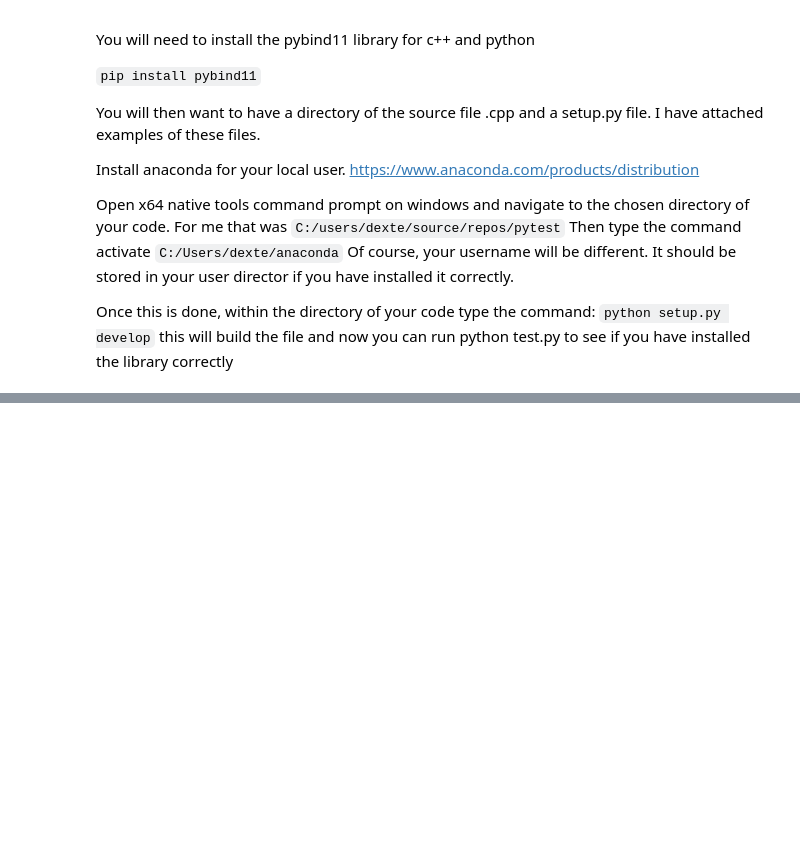
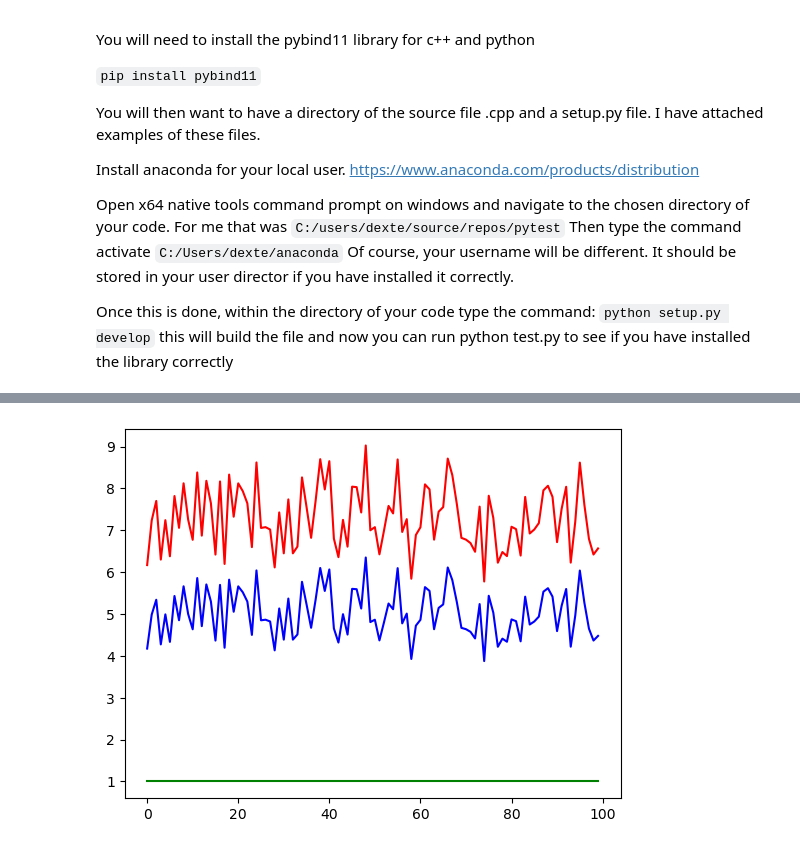
Before and after one commit to shepai/Chaos-Robotics, a Jupyter notebook: Simulation/OpenAIGym/open_ai_example.ipynb, the cells around one changed output, grey strips where cells are left out. Drawn from its saved outputs; the diff is of its cells as text; code cells hidden in the pictures; blank space fills up the shorter version.

```diff
--- a/Simulation/OpenAIGym/open_ai_example.ipynb
+++ b/Simulation/OpenAIGym/open_ai_example.ipynb
@@ -557,0 +572,29 @@ plt.show()
+# %%
+#I=(s[i]-s_hat[i])*maths.log(1+e^(a))+(s_hat[i]+b)
+
+#I is the sensory signal
+
+#s is the sensory signal
+
+#s_hat is the desired outcome
+
+a=1
+b=1
+
+def show_gen_control(size,a,b):
+    sensory_sig=np.random.normal(5,0.5,(size,))
+    sensory_want=np.zeros((size,))+1#np.random.normal(5,0.5,(size,))
+    sig=np.zeros((size,))
+    plt.plot(sensory_sig,c="b")
+    plt.plot(sensory_want,c="g")
+    for i in range(size):
+        I=(sensory_sig[i]-sensory_want[i])*maths.log(1+(maths.e**(a)))+(sensory_want[i]+b)
+        sig[i]=I
+    plt.plot(sig,c="r")
+    return sig
+
+x=show_gen_control(100,a,b)
+
+plt.show()
+# %% [output]
+[figure, added]
```
Also changed, not shown: parts of 2 cells of this notebook.
